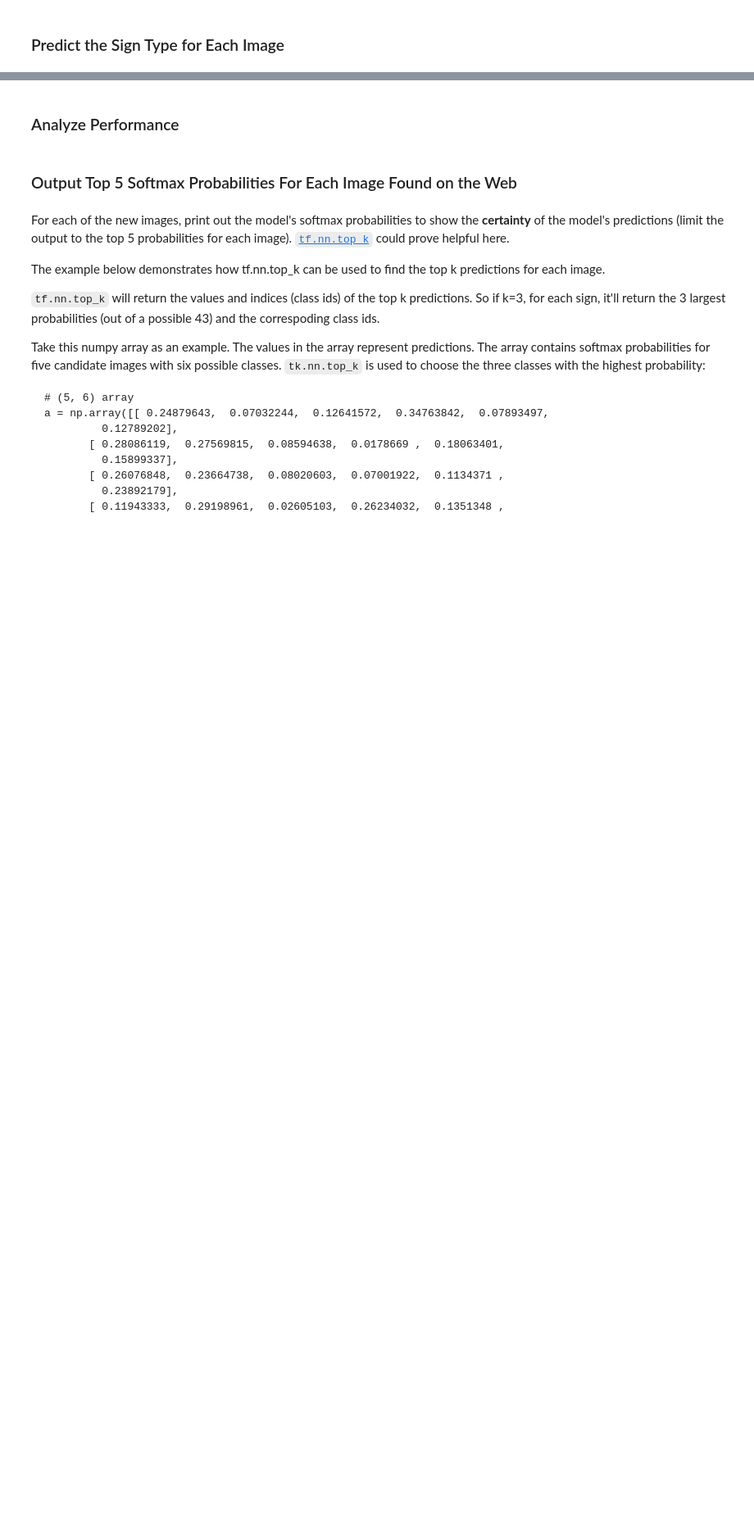
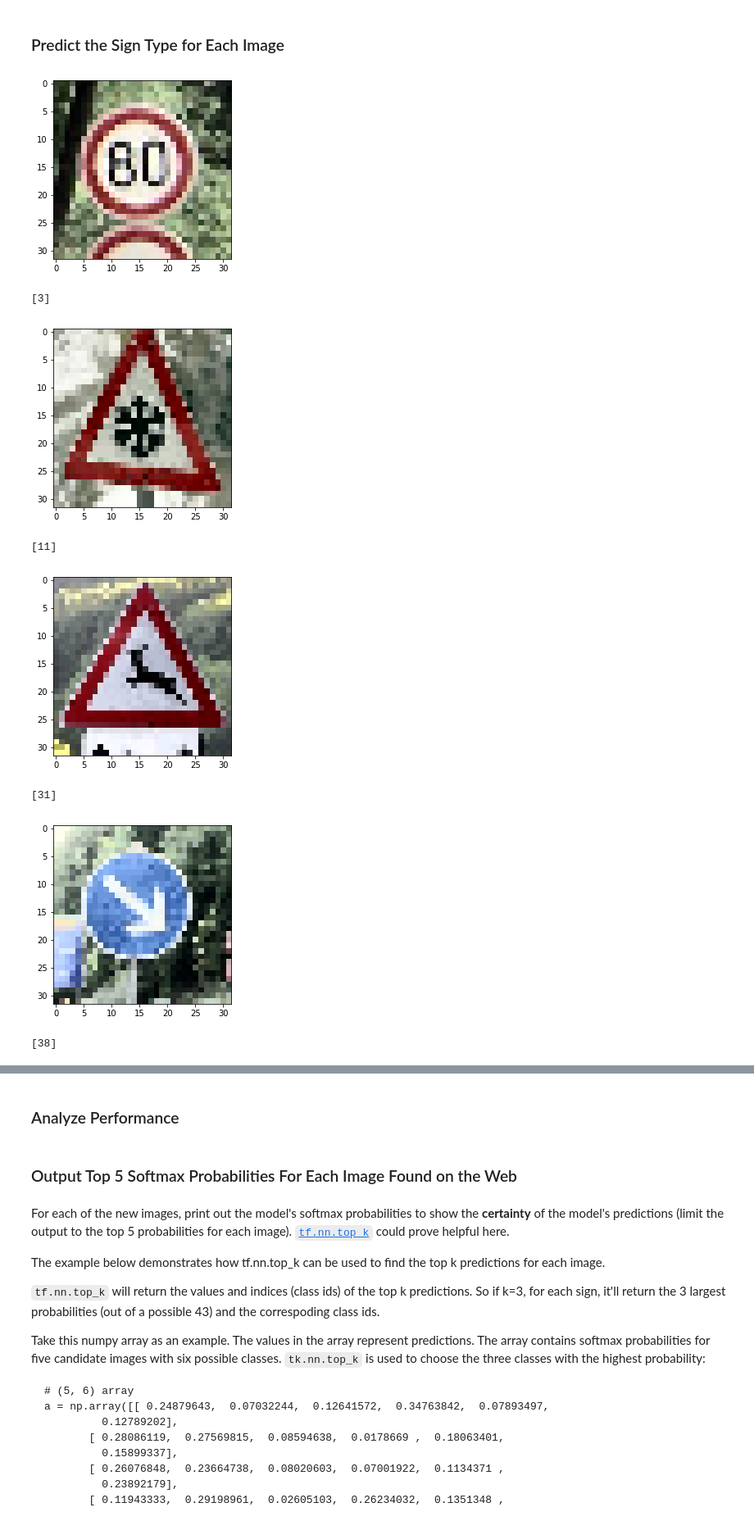
Before and after one commit to jtirila/CarND-Traffic-Sign-Classifier-Project, a Jupyter notebook: Traffic_Sign_Classifier.ipynb, the cells around one changed output, grey strips where cells are left out. Shown at 82% size. Saved outputs shown, nothing was run; the diff lists cells and outputs as text; code cells hidden in the pictures; blank space fills up the shorter version.

```diff
--- a/Traffic_Sign_Classifier.ipynb
+++ b/Traffic_Sign_Classifier.ipynb
@@ -114,5 +238,8 @@ Use the code cell (or multiple code cells, if necessary) to implement the first
 # %%
 ### Preprocess the data here. Preprocessing steps could include normalization, converting to grayscale, etc.
 ### Feel free to use as many code cells as needed.
+from sklearn.utils import shuffle
+
+features_train, labels_train = shuffle(features_train, labels_train)
 # %% [markdown]
 ### Model Architecture
@@ -132,0 +346,10 @@ sets imply underfitting. A high accuracy on the training set but low accuracy on
+# %%
+def evaluate(X_data, y_data, batch_size, accuracy_operation, x, y):
+    num_examples = len(X_data)
+    total_accuracy = 0
+    sess = tf.get_default_session()
+    for offset in range(0, num_examples, batch_size):
+        batch_x, batch_y = X_data[offset:offset + batch_size], y_data[offset:offset + batch_size]
+        accuracy = sess.run(accuracy_operation, feed_dict={x: batch_x, y: batch_y})
+        total_accuracy += (accuracy * len(batch_x))
+    return total_accuracy / num_examples
@@ -148,4 +575,29 @@ You may find `signnames.csv` useful as it contains mappings from the class id (i
 # %%
 ### Run the predictions here and use the model to output the prediction for each image.
 ### Make sure to pre-process the images with the same pre-processing pipeline used earlier.
 ### Feel free to use as many code cells as needed.
+
+
+
+def load_model_and_predict(features):
+    """Load a model into a session again, and use it to produce predictions of image labels"""
+    with tf.Session() as sess:
+        restorer = tf.train.Saver()
+        restorer.restore(sess, './lenet-2.ckpt')
+
+        for ind, img in enumerate(features):
+            plt.imshow(img)
+            plt.show()
+            print(sess.run(tf.argmax(network['softmaxes'], 1), feed_dict={network['x']: [features[ind]]}))
+
+
+load_model_and_predict(features_web)
+# %% [output]
+[figure, added]
+[3]
+[figure, added]
+[11]
+[figure, added]
+[31]
+[figure, added]
+[38]
```
Also changed, not shown: parts of 17 cells of this notebook, 2 other files.
